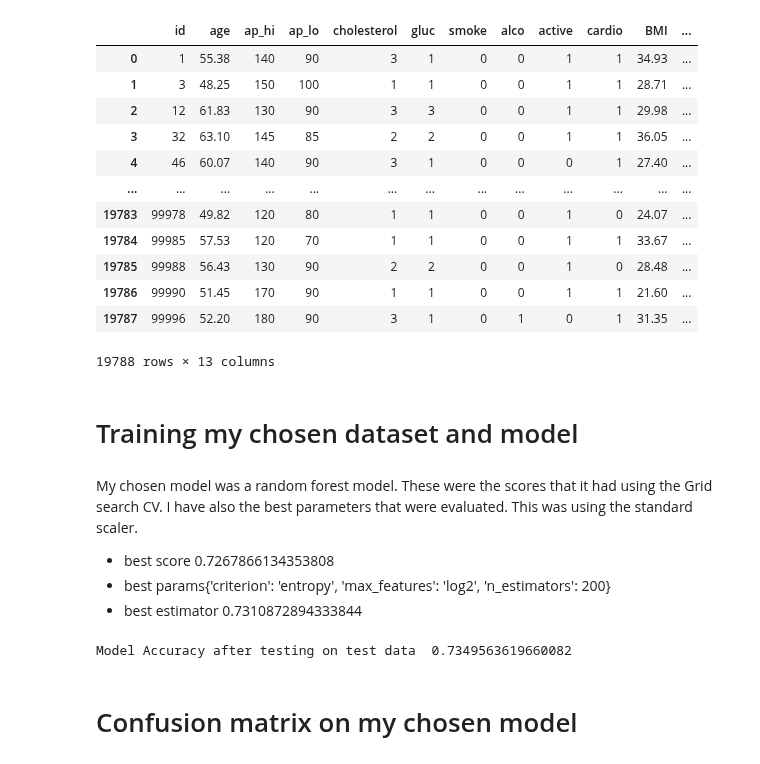
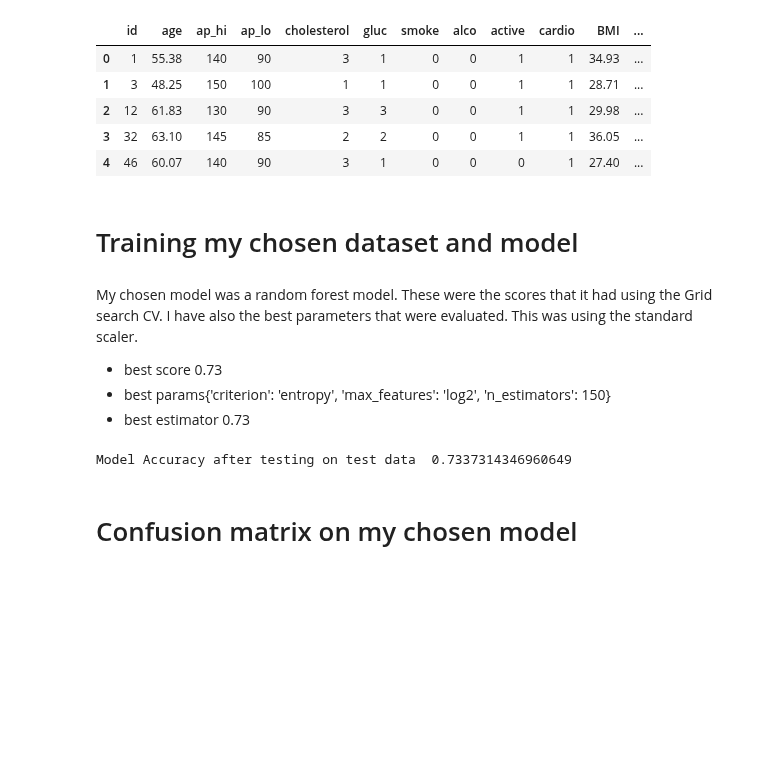
Before and after one commit to SCGlass/Machine-learning, a Jupyter notebook: Labb/Q2-Pt3_Ensemble_evaluation.ipynb, the cells around one changed output. Saved outputs shown, nothing was run; the diff lists cells and outputs as text; code cells hidden in the pictures; blank space fills up the shorter version.

```diff
--- a/Labb/Q2-Pt3_Ensemble_evaluation.ipynb
+++ b/Labb/Q2-Pt3_Ensemble_evaluation.ipynb
@@ -19,42 +20,39 @@ standard_scaler = StandardScaler()
 X_train_scaled= standard_scaler.fit_transform(X_train)
 X_test_scaled= standard_scaler.transform(X_test)
 # %%
-df_two
+df_two.head()
 # %% [output]
 |  | id | age | ap_hi | ap_lo | cholesterol | gluc | smoke | alco | active | cardio | BMI | ... |
 | 0 | 1 | 55.38 | 140 | 90 | 3 | 1 | 0 | 0 | 1 | 1 | 34.93 | ... |
 | 1 | 3 | 48.25 | 150 | 100 | 1 | 1 | 0 | 0 | 1 | 1 | 28.71 | ... |
 | 2 | 12 | 61.83 | 130 | 90 | 3 | 3 | 0 | 0 | 1 | 1 | 29.98 | ... |
 | 3 | 32 | 63.10 | 145 | 85 | 2 | 2 | 0 | 0 | 1 | 1 | 36.05 | ... |
 | 4 | 46 | 60.07 | 140 | 90 | 3 | 1 | 0 | 0 | 0 | 1 | 27.40 | ... |
-| ... | ... | ... | ... | ... | ... | ... | ... | ... | ... | ... | ... | ... |
-| 19783 | 99978 | 49.82 | 120 | 80 | 1 | 1 | 0 | 0 | 1 | 0 | 24.07 | ... |
-| 19784 | 99985 | 57.53 | 120 | 70 | 1 | 1 | 0 | 0 | 1 | 1 | 33.67 | ... |
-| 19785 | 99988 | 56.43 | 130 | 90 | 2 | 2 | 0 | 0 | 1 | 0 | 28.48 | ... |
-| 19786 | 99990 | 51.45 | 170 | 90 | 1 | 1 | 0 | 0 | 1 | 1 | 21.60 | ... |
-| 19787 | 99996 | 52.20 | 180 | 90 | 3 | 1 | 0 | 1 | 0 | 1 | 31.35 | ... |
-19788 rows × 13 columns
 # %% [markdown]
 # Training my chosen dataset and model
 # %% [markdown]
 My chosen model was a random forest model. These were the scores that it had using the Grid search CV. I have also the best parameters that were evaluated. This was using the standard scaler.
 
-- best score 0.7267866134353808
-- best params{'criterion': 'entropy', 'max_features': 'log2', 'n_estimators': 200}
-- best estimator 0.7310872894333844
+- best score 0.73
+- best params{'criterion': 'entropy', 'max_features': 'log2', 'n_estimators': 150}
+- best estimator 0.73
 # %%
+# importing randomforest classifier and accuracy score
 from sklearn.ensemble import RandomForestClassifier
 from sklearn.metrics import accuracy_score
 
-model = RandomForestClassifier(criterion= "entropy", max_features="log2", n_estimators=200)
+# creating model with my best hyper parameters
+model = RandomForestClassifier(criterion= "entropy", max_features="log2", n_estimators=150)
+# Fitting my model to the training data
 model.fit(X_train_scaled, y_train)
 
+# predictions from X test
 y_pred = model.predict(X_test_scaled)
 
 accuracy = accuracy_score(y_test, y_pred)
 print(f"Model Accuracy after testing on test data  {accuracy}")
 # %% [output]
-Model Accuracy after testing on test data  0.7349563619660082
+Model Accuracy after testing on test data  0.7337314346960649
 # %% [markdown]
 # Confusion matrix on my chosen model
 # %%
```
Also changed, not shown: parts of 16 cells of this notebook, 4 other files.
